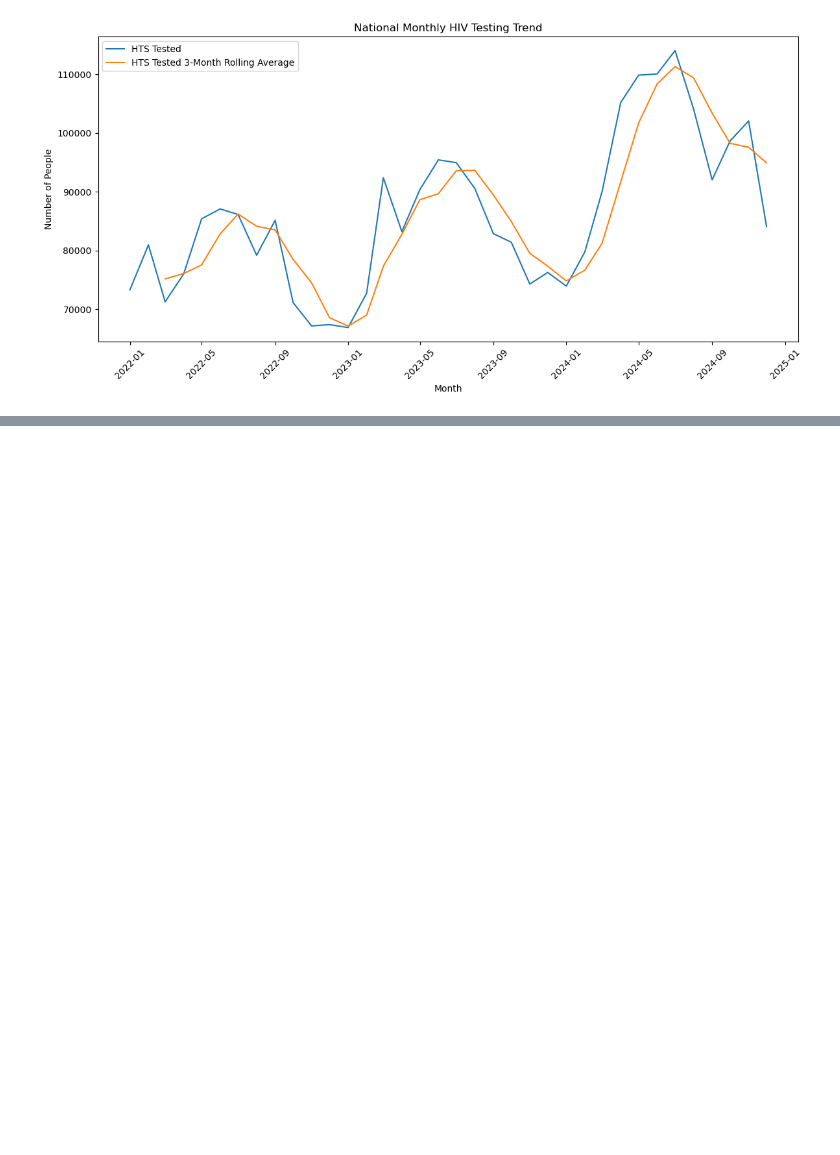
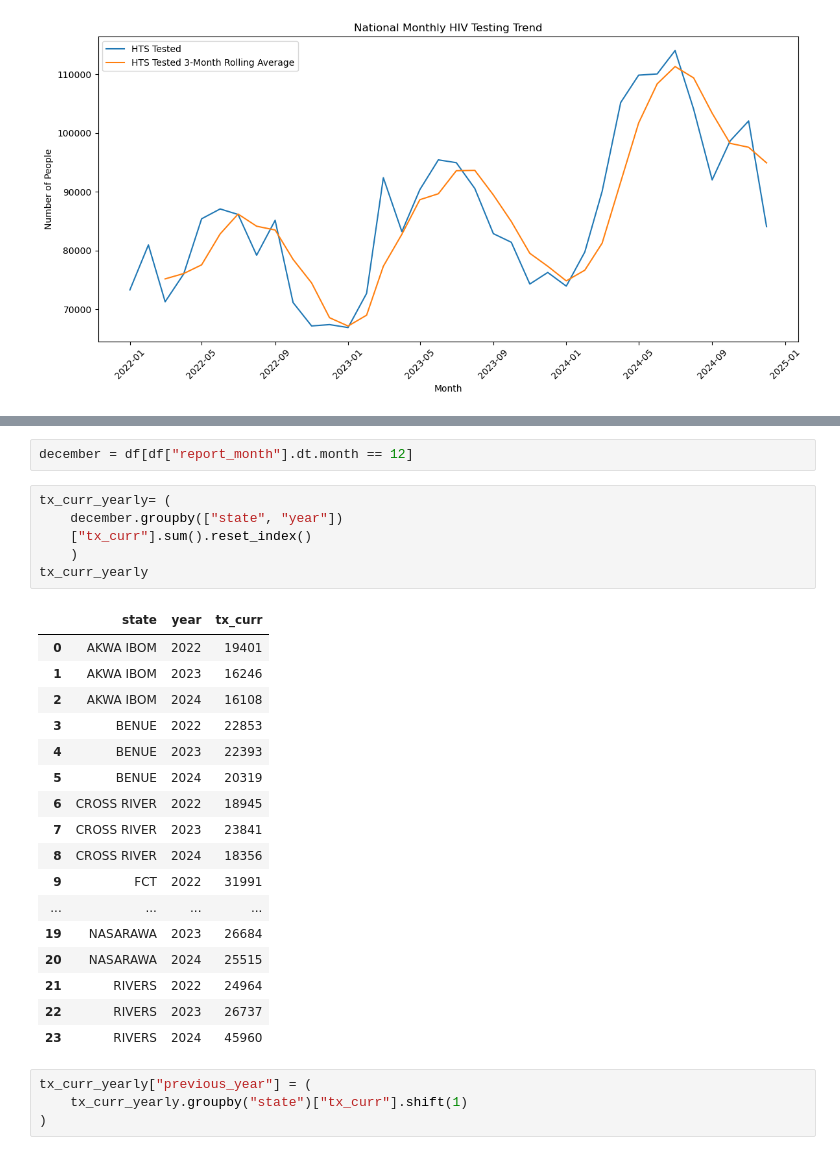
Before and after one commit to AlozieCollins/Intern-dataset-work, a Jupyter notebook: work.ipynb, the cells around one changed output, grey strips where cells are left out. Cells and saved outputs as stored; diff of their text form; blank space fills up the shorter version.

```diff
--- a/work.ipynb
+++ b/work.ipynb
@@ -1617,0 +1658,30 @@ plt.show()
+# %%
+december = df[df["report_month"].dt.month == 12]
+# %%
+tx_curr_yearly= (
+    december.groupby(["state", "year"])
+    ["tx_curr"].sum().reset_index()
+    )
+tx_curr_yearly
+# %% [output]
+|  | state | year | tx_curr |
+| 0 | AKWA IBOM | 2022 | 19401 |
+| 1 | AKWA IBOM | 2023 | 16246 |
+| 2 | AKWA IBOM | 2024 | 16108 |
+| 3 | BENUE | 2022 | 22853 |
+| 4 | BENUE | 2023 | 22393 |
+| 5 | BENUE | 2024 | 20319 |
+| 6 | CROSS RIVER | 2022 | 18945 |
+| 7 | CROSS RIVER | 2023 | 23841 |
+| 8 | CROSS RIVER | 2024 | 18356 |
+| 9 | FCT | 2022 | 31991 |
+| ... | ... | ... | ... |
+| 19 | NASARAWA | 2023 | 26684 |
+| 20 | NASARAWA | 2024 | 25515 |
+| 21 | RIVERS | 2022 | 24964 |
+| 22 | RIVERS | 2023 | 26737 |
+| 23 | RIVERS | 2024 | 45960 |
+# %%
+tx_curr_yearly["previous_year"] = (
+    tx_curr_yearly.groupby("state")["tx_curr"].shift(1)
+)
```
Also changed, not shown: parts of 16 cells of this notebook.
